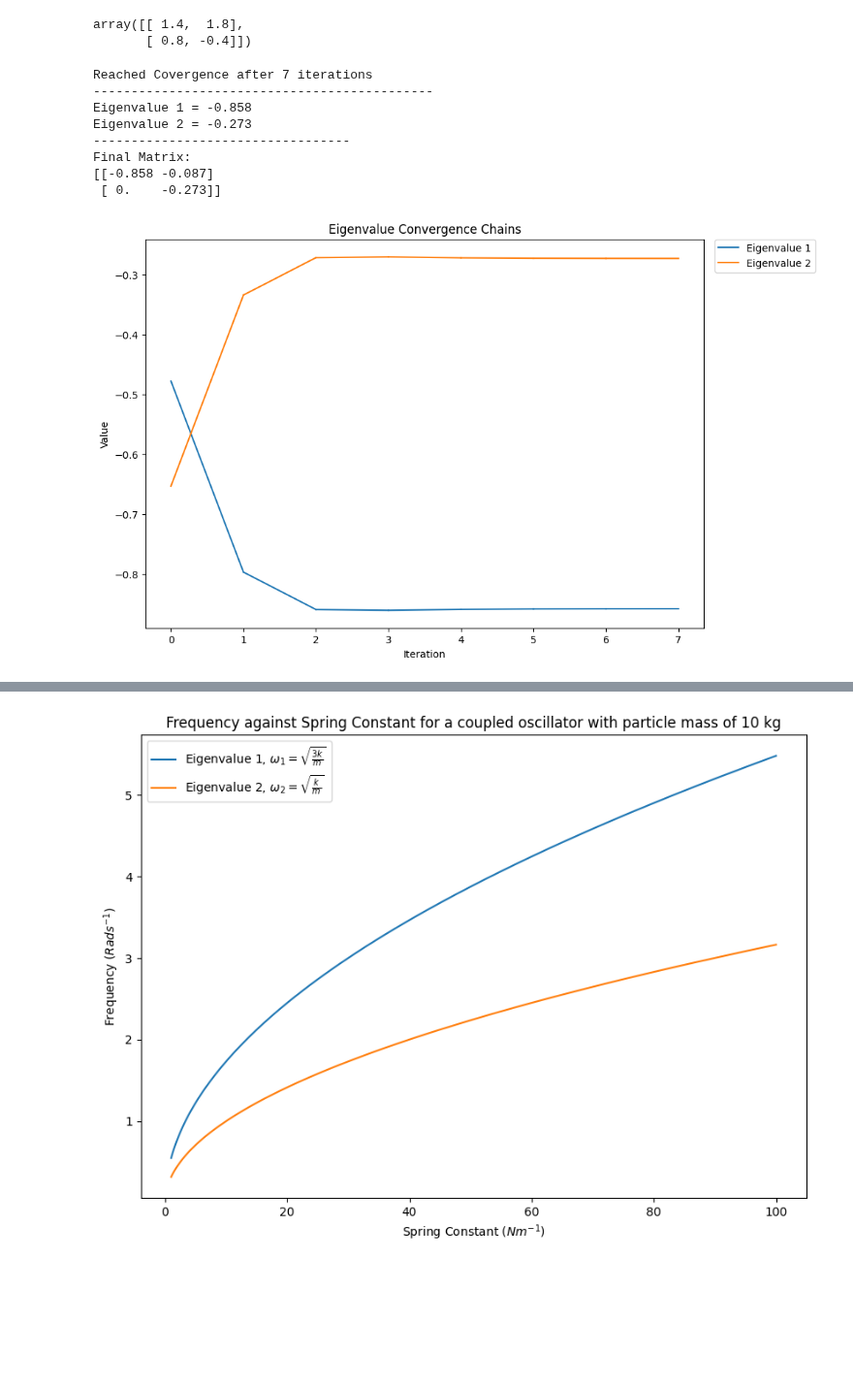
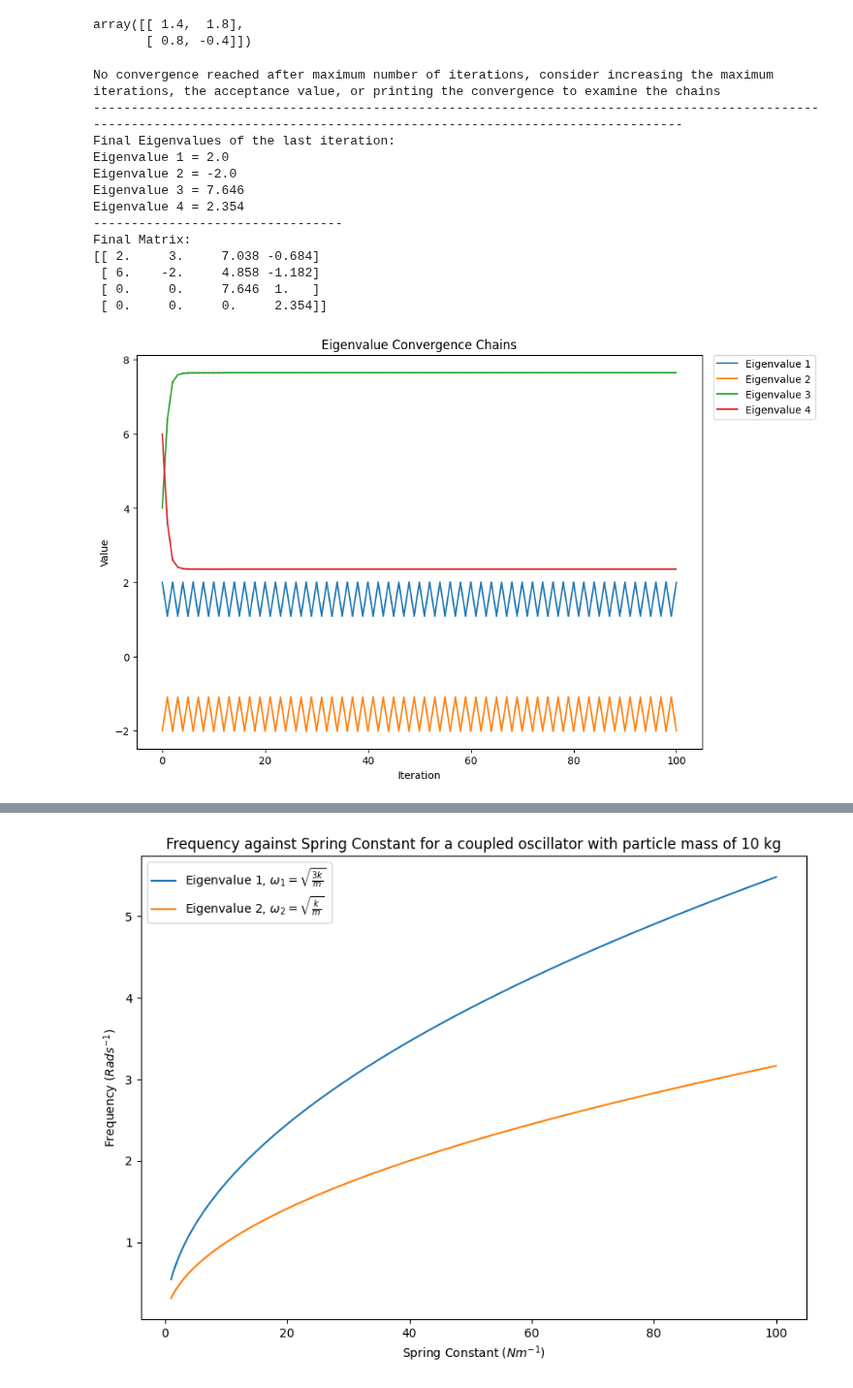
Before and after one commit to BryceDixon/Computational, a Jupyter notebook: Test1.ipynb, the cells around one changed output, grey strips where cells are left out. Shown at 97% size. Cells and saved outputs as stored; diff of their text form; code cells hidden in the pictures; blank space fills up the shorter version.

```diff
--- a/Test1.ipynb
+++ b/Test1.ipynb
@@ -36,19 +36,23 @@ A
 array([[ 1.4,  1.8],
        [ 0.8, -0.4]])
 # %%
-matrix = np.array([(10,3),(5,-10)])
-matrix = os.os_matrix((67,49),16)
+matrix = np.array([(2,3,5,5),(6,-2,4,3),(0,0,4,3),(0,0,2,6)])
 A = qu.calculate(matrix, max_it = 100, acceptance = 0.001, print_conv = True, save_folder='C:/Users/bryce/Downloads', savefilename='convergence')
 # %% [output]
-Reached Covergence after 7 iterations
----------------------------------------------
-Eigenvalue 1 = -0.858
-Eigenvalue 2 = -0.273
-----------------------------------
+No convergence reached after maximum number of iterations, consider increasing the maximum iterations, the acceptance value, or printing the convergence to examine the chains
+------------------------------------------------------------------------------------------------------------------------------------------------------------------------------
+Final Eigenvalues of the last iteration:
+Eigenvalue 1 = 2.0
+Eigenvalue 2 = -2.0
+Eigenvalue 3 = 7.646
+Eigenvalue 4 = 2.354
+---------------------------------
 Final Matrix:
-[[-0.858 -0.087]
- [ 0.    -0.273]]
+[[ 2.     3.     7.038 -0.684]
+ [ 6.    -2.     4.858 -1.182]
+ [ 0.     0.     7.646  1.   ]
+ [ 0.     0.     0.     2.354]]
-[figure, old version]
+[figure, new version]
 # %%
 mass_range = np.geomspace(1,100,100)
 mass_range = np.array(mass_range)
```
Also changed, not shown: parts of 2 cells of this notebook, 1 other file.
